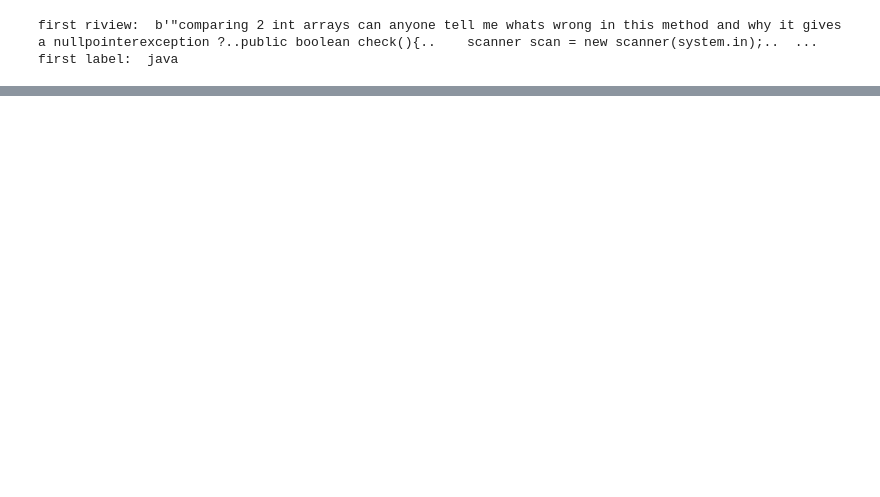
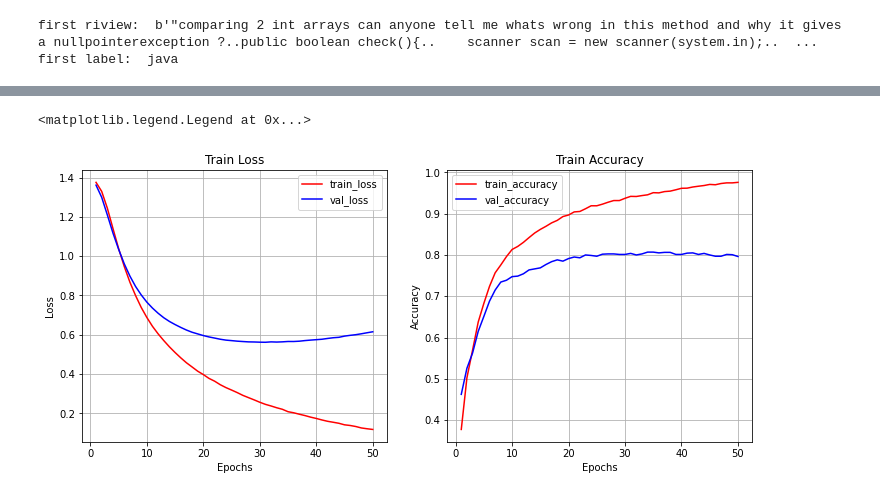
Before and after one commit to cswnote/tf25, a Jupyter notebook: text classification Stack Overflow.ipynb, the cells around one changed output, grey strips where cells are left out. Drawn from its saved outputs; the diff is of its cells as text; code cells hidden in the pictures; blank space fills up the shorter version.

```diff
--- a/text classification Stack Overflow.ipynb
+++ b/text classification Stack Overflow.ipynb
@@ -120,0 +180,31 @@ first_label
+# %%
+record = history.history
+
+train_loss = record['loss']
+train_accuracy = record['accuracy']
+val_loss = record['val_loss']
+val_accuracy = record['val_accuracy']
+# %%
+fig = plt.figure(figsize=(12, 5))
+epochs = range(1, len(train_loss) + 1)
+
+ax1 = fig.add_subplot(1, 2, 1)
+ax1.plot(epochs, train_loss, color='red', label='train_loss')
+ax1.plot(epochs, val_loss, color='blue', label='val_loss')
+ax1.set_title('Train Loss')
+ax1.set_xlabel('Epochs')
+ax1.set_ylabel('Loss')
+ax1.grid()
+ax1.legend()
+
+ax2 = fig.add_subplot(1, 2, 2)
+ax2.plot(epochs, train_accuracy, color='red', label='train_accuracy')
+ax2.plot(epochs, val_accuracy, color='blue', label='val_accuracy')
+ax2.set_title('Train Accuracy')
+ax2.set_xlabel('Epochs')
+ax2.set_ylabel('Accuracy')
+ax2.grid()
+ax2.legend()
+# %% [output]
+<matplotlib.legend.Legend at 0x...>
+[figure, added]
```
Also changed, not shown: parts of 11 cells of this notebook, 4 other files.
